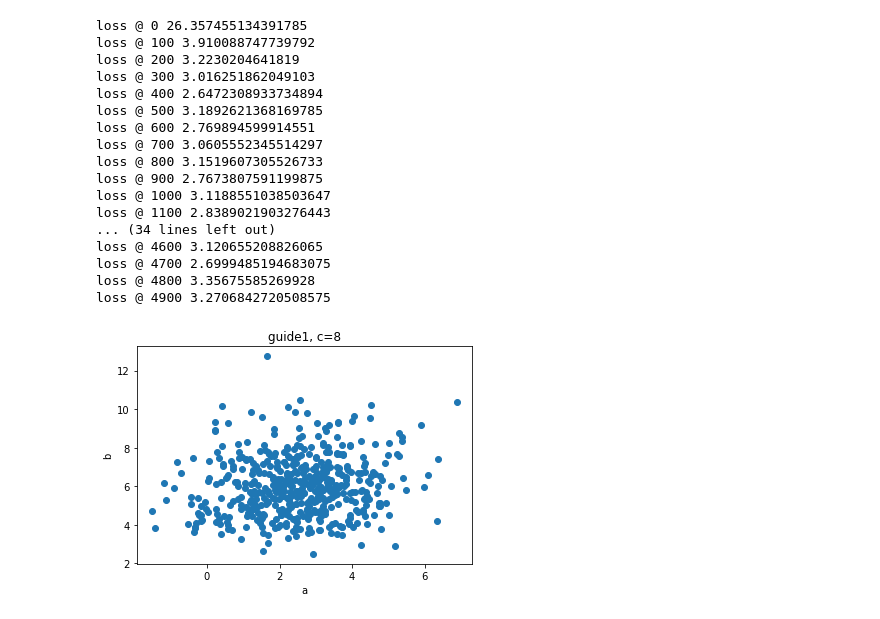
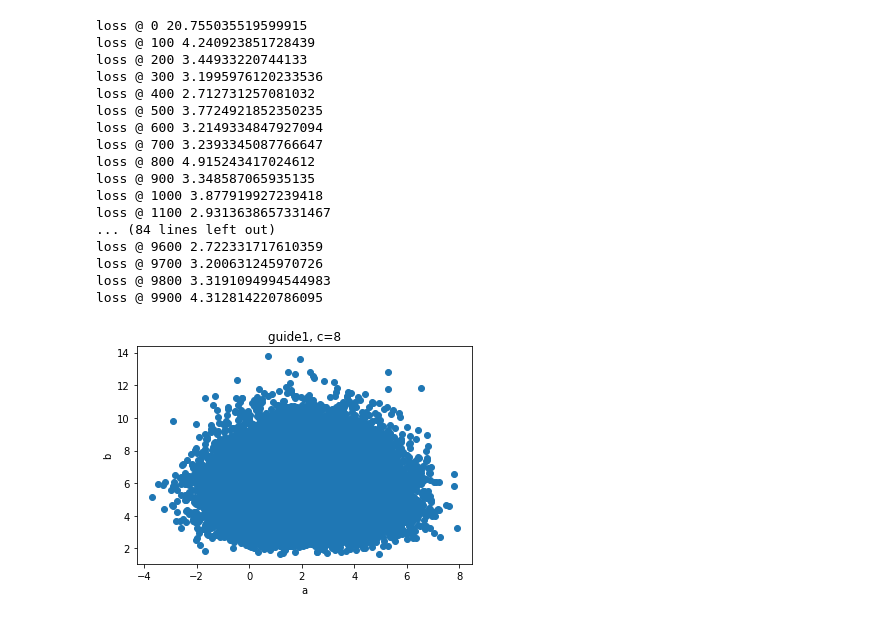
Before and after one commit to fshipy/pyro-nn, a Jupyter notebook: paper_figure/figure_2/plot_generation-gamma.ipynb, the cells around one changed output. Cells and saved outputs as stored; diff of their text form; code cells hidden in the pictures.

Commit message:
increase num_inference_samples

```diff
--- a/paper_figure/figure_2/plot_generation-gamma.ipynb
+++ b/paper_figure/figure_2/plot_generation-gamma.ipynb
@@ -96,10 +96,12 @@ def guide2(observations={"c" : 0}):
     return a.detach().numpy(), b.detach().numpy()
 
 c = torch.tensor(8.)
-num_samples = 500
+mcmc_num_samples = 500
+num_samples = 50000
+num_inference_samples = 10000
 
 nuts_kernel = NUTS(model)
-mcmc = MCMC(nuts_kernel, num_samples=num_samples)
+mcmc = MCMC(nuts_kernel, num_samples=mcmc_num_samples)
 mcmc.run({"c": c})
 model_samples = mcmc.get_samples()
 model_a = model_samples["a"].detach().numpy()
@@ -108,14 +110,15 @@ make_plot(model_a, model_b, main="model, c="+str(int(c)))
 
 def run_guide_csis(guide):
     pyro.clear_param_store()
-    g1_nnb_c = simpleNN()
+    global g1_nnb_c, g1_nna_c, g2_nnb_c, g2_nna_c
+    g1_nnb_c = simpleNN(t="gamma")
     g1_nna_c = simpleNN()
-    g2_nnb_c = simpleNN()
+    g2_nnb_c = simpleNN(t="gamma")
     g2_nna_c = simpleNN(input_size=2)
     adam_params = {"lr": 0.005, "betas": (0.95, 0.999)}
     optimizer = Adam(adam_params)
-    n_steps = 5000
-    csis = pyro.infer.CSIS(model, guide, optimizer, num_inference_samples=100)
+    n_steps = 10000
+    csis = pyro.infer.CSIS(model, guide, optimizer, num_inference_samples=num_inference_samples)
 
     for step in range(n_steps):
         loss = csis.step()
@@ -148,32 +151,4 @@ for _ in range(num_samples):
     guide2_b.append(b)
 make_plot(guide2_a, guide2_b, main="guide2, c="+str(int(c)))
 make_plot(guide2_a_is, guide2_b_is, main="guide2, c="+str(int(c)))
-
-'''
-def run_guide_svi(guide):
-    pyro.clear_param_store()
-    g1_nnb_c = simpleNN()
-    g1_nna_c = simpleNN()
-    g2_nnb_c = simpleNN()
-    g2_nna_c = simpleNN(input_size=2)
-    adam_params = {"lr": 0.005, "betas": (0.95, 0.999)}
-    optimizer = Adam(adam_params)
-    n_steps = 5000
-    guide_a = []
-    guide_b = []
-    svi = SVI(model, guide, optimizer, loss=Trace_ELBO())
-    for step in range(n_steps):
-        loss = svi.step({"c" : c})
-        if step % 100 == 0:
-            print("loss @ " + str(step), loss)
-    for _ in range(num_samples):
-        a, b =guide({"c" : c})
-        guide_a.append(a)
-        guide_b.append(b)
-    return guide_a, guide_b
-# guide1_a, guide1_b = run_guide_svi(guide1)
-# make_plot(guide1_a, guide1_b, main="guide1")
-# guide2_a, guide2_b = run_guide_svi(guide2)
-# make_plot(guide2_a, guide2_b, main="guide2")
-'''
 # %% [output]
@@ -181,18 +156,18 @@ def run_guide_svi(guide):
-loss @ 0 26.357455134391785
-loss @ 100 3.910088747739792
-loss @ 200 3.2230204641819
-loss @ 300 3.016251862049103
-loss @ 400 2.6472308933734894
-loss @ 500 3.1892621368169785
-loss @ 600 2.769894599914551
-loss @ 700 3.0605552345514297
-loss @ 800 3.1519607305526733
-loss @ 900 2.7673807591199875
-loss @ 1000 3.1188551038503647
-loss @ 1100 2.8389021903276443
-... (34 lines left out)
-loss @ 4600 3.120655208826065
-loss @ 4700 2.6999485194683075
-loss @ 4800 3.35675585269928
-loss @ 4900 3.2706842720508575
+loss @ 0 20.755035519599915
+loss @ 100 4.240923851728439
+loss @ 200 3.44933220744133
+loss @ 300 3.1995976120233536
+loss @ 400 2.712731257081032
+loss @ 500 3.7724921852350235
+loss @ 600 3.2149334847927094
+loss @ 700 3.2393345087766647
+loss @ 800 4.915243417024612
+loss @ 900 3.348587065935135
+loss @ 1000 3.877919927239418
+loss @ 1100 2.9313638657331467
+... (84 lines left out)
+loss @ 9600 2.722331717610359
+loss @ 9700 3.200631245970726
+loss @ 9800 3.3191094994544983
+loss @ 9900 4.312814220786095
-[figure, old version]
+[figure, new version]
```
Also changed, not shown: parts of 1 cell of this notebook, 1 other file.
